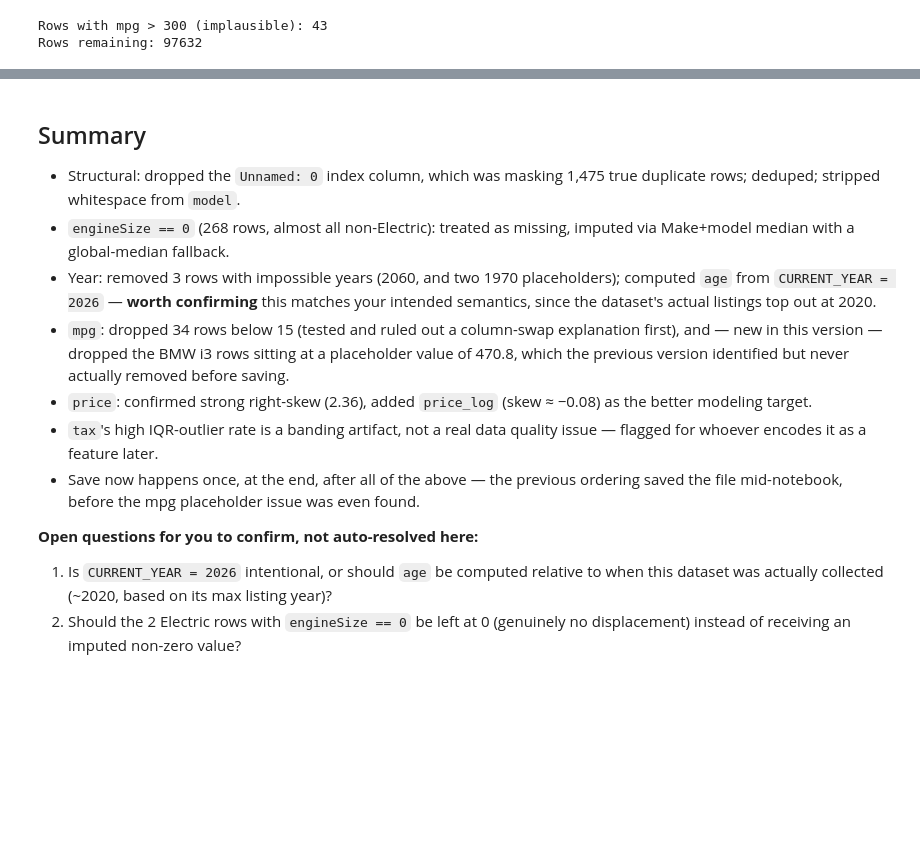
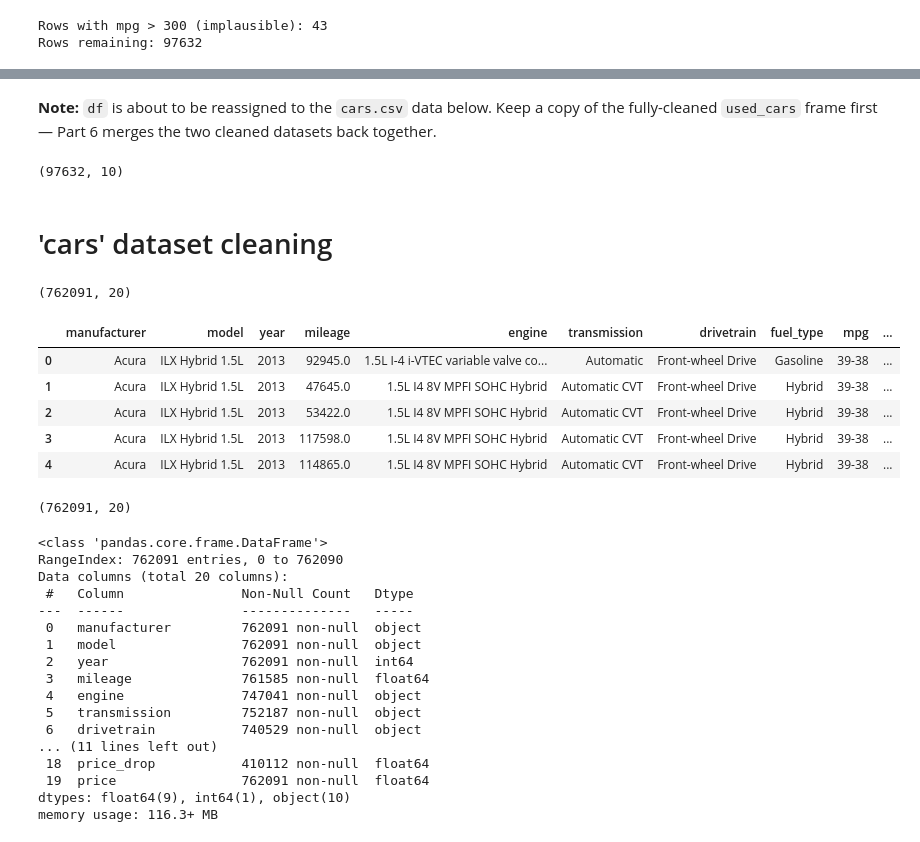
Before and after one commit to niteshbairwa185-pixel/automobile-intelligent-system, a Jupyter notebook: notebooks/01_cleaning.ipynb, the cells around one changed output, grey strips where cells are left out. Saved outputs shown, nothing was run; the diff lists cells and outputs as text; code cells hidden in the pictures; blank space fills up the shorter version.

```diff
--- a/notebooks/01_cleaning.ipynb
+++ b/notebooks/01_cleaning.ipynb
@@ -616,25 +417,7 @@ Saved cleaned data: (97632, 12)
-# %% [markdown]
-## Summary
-
-- Structural: dropped the `Unnamed: 0` index column, which was masking 1,475 true duplicate
-  rows; deduped; stripped whitespace from `model`.
-- `engineSize == 0` (268 rows, almost all non-Electric): treated as missing, imputed via
-  Make+model median with a global-median fallback.
-- Year: removed 3 rows with impossible years (2060, and two 1970 placeholders); computed `age`
-  from `CURRENT_YEAR = 2026` — **worth confirming** this matches your intended semantics, since
-  the dataset's actual listings top out at 2020.
-- `mpg`: dropped 34 rows below 15 (tested and ruled out a column-swap explanation first), and
-  — new in this version — dropped the BMW i3 rows sitting at a placeholder value of 470.8, which
-  the previous version identified but never actually removed before saving.
-- `price`: confirmed strong right-skew (2.36), added `price_log` (skew ≈ −0.08) as the better
-  modeling target.
-- `tax`'s high IQR-outlier rate is a banding artifact, not a real data quality issue — flagged
-  for whoever encodes it as a feature later.
-- Save now happens once, at the end, after all of the above — the previous ordering saved the
-  file mid-notebook, before the mpg placeholder issue was even found.
-
-**Open questions for you to confirm, not auto-resolved here:**
-1. Is `CURRENT_YEAR = 2026` intentional, or should `age` be computed relative to when this
-   dataset was actually collected (~2020, based on its max listing year)?
-2. Should the 2 Electric rows with `engineSize == 0` be left at 0 (genuinely no displacement)
-   instead of receiving an imputed non-zero value?
+# %% [markdown]
+**Note:** `df` is about to be reassigned to the `cars.csv` data below. Keep a copy of the fully-cleaned `used_cars` frame first — Part 6 merges the two cleaned datasets back together.
+# %%
+df_used_cars = df.copy()
+print(df_used_cars.shape)
+# %% [output]
+(97632, 10)
@@ -640,0 +427,38 @@ Saved cleaned data: (97632, 12)
+# %% [markdown]
+# 'cars' dataset cleaning
+# %%
+df = pd.read_csv("../data/raw/cars.csv", low_memory=False)
+print(df.shape)
+df.head()
+# %% [output]
+(762091, 20)
+|  | manufacturer | model | year | mileage | engine | transmission | drivetrain | fuel_type | mpg | ... |
+| 0 | Acura | ILX Hybrid 1.5L | 2013 | 92945.0 | 1.5L I-4 i-VTEC variable valve co... | Automatic | Front-wheel Drive | Gasoline | 39-38 | ... |
+| 1 | Acura | ILX Hybrid 1.5L | 2013 | 47645.0 | 1.5L I4 8V MPFI SOHC Hybrid | Automatic CVT | Front-wheel Drive | Hybrid | 39-38 | ... |
+| 2 | Acura | ILX Hybrid 1.5L | 2013 | 53422.0 | 1.5L I4 8V MPFI SOHC Hybrid | Automatic CVT | Front-wheel Drive | Hybrid | 39-38 | ... |
+| 3 | Acura | ILX Hybrid 1.5L | 2013 | 117598.0 | 1.5L I4 8V MPFI SOHC Hybrid | Automatic CVT | Front-wheel Drive | Hybrid | 39-38 | ... |
+| 4 | Acura | ILX Hybrid 1.5L | 2013 | 114865.0 | 1.5L I4 8V MPFI SOHC Hybrid | Automatic CVT | Front-wheel Drive | Hybrid | 39-38 | ... |
+# %%
+df.shape
+# %% [output]
+(762091, 20)
+# %%
+df.info()
+# %% [output]
+<class 'pandas.core.frame.DataFrame'>
+RangeIndex: 762091 entries, 0 to 762090
+Data columns (total 20 columns):
+ #   Column               Non-Null Count   Dtype
+---  ------               --------------   -----
+ 0   manufacturer         762091 non-null  object
+ 1   model                762091 non-null  object
+ 2   year                 762091 non-null  int64
+ 3   mileage              761585 non-null  float64
+ 4   engine               747041 non-null  object
+ 5   transmission         752187 non-null  object
+ 6   drivetrain           740529 non-null  object
+... (11 lines left out)
+ 18  price_drop           410112 non-null  float64
+ 19  price                762091 non-null  float64
+dtypes: float64(9), int64(1), object(10)
+memory usage: 116.3+ MB
```
Also changed, not shown: parts of 64 cells of this notebook.
